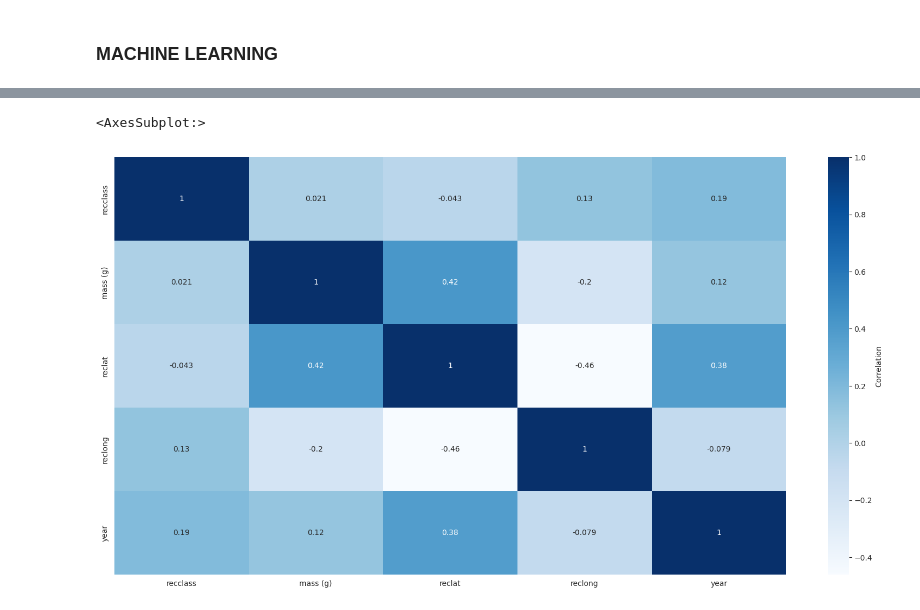
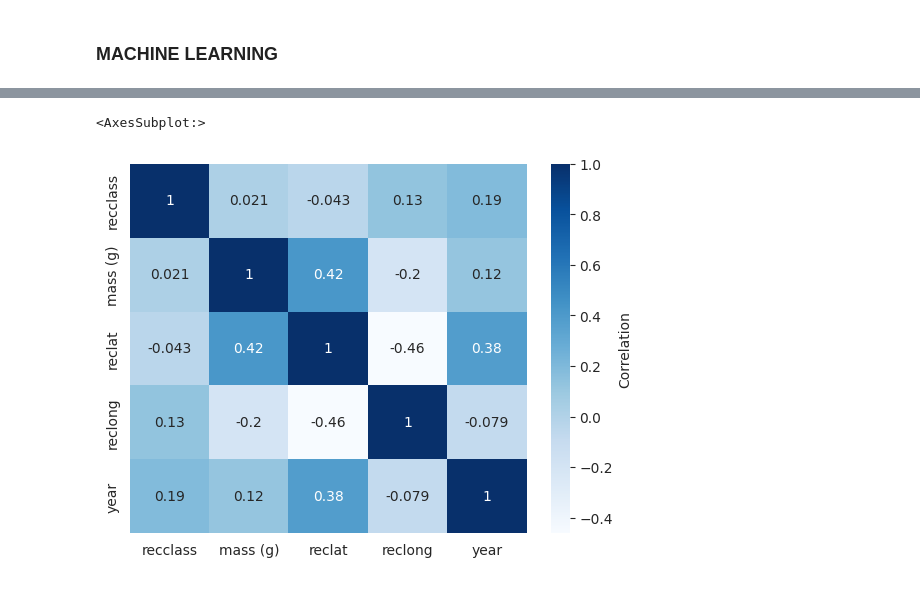
Before and after one commit to Dakobrah/Final, a Jupyter notebook: meteorites.ipynb, the cells around one changed output, grey strips where cells are left out. Cells and saved outputs as stored; diff of their text form; code cells hidden in the pictures.

```diff
--- a/meteorites.ipynb
+++ b/meteorites.ipynb
@@ -179,12 +193,12 @@ X_train
 # %%
 
-plt.figure(figsize=(20, 10))
+plt.figure()
 sns.heatmap(
     tdf.corr(),
     annot=True,
     cmap="Blues",
     cbar_kws={"label": "Correlation"},
 )
 # %% [output]
 <AxesSubplot:>
-[figure, old version]
+[figure, new version]
```
Also changed, not shown: parts of 10 cells of this notebook, 1 other file.
